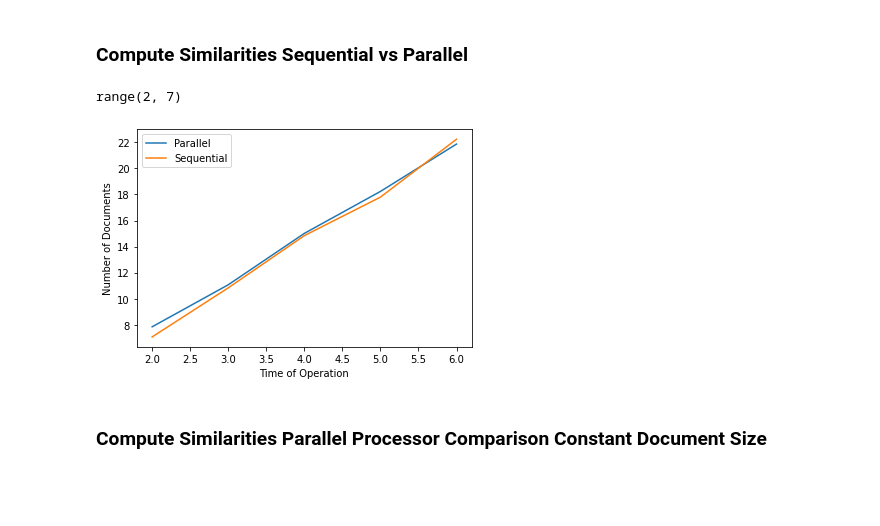
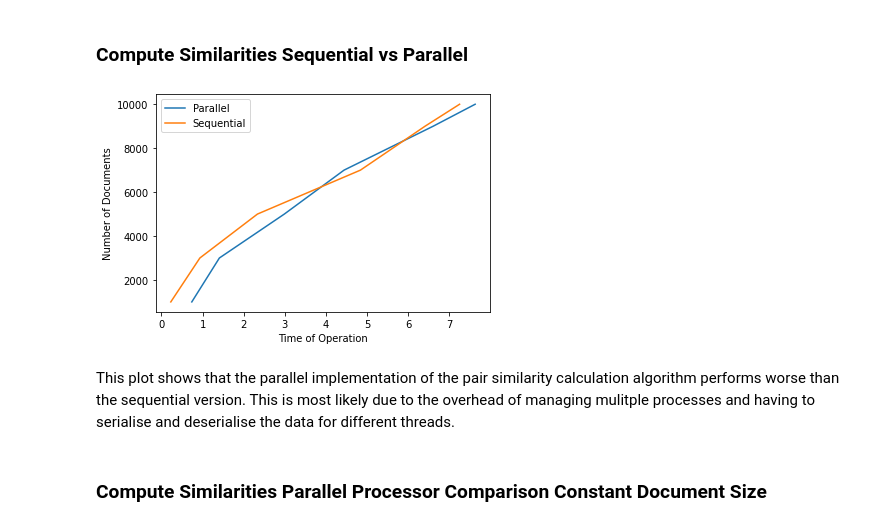
Before and after one commit to hwasc/ADS, a Jupyter notebook: ADS_report.ipynb, the cells around one changed output. Drawn from its saved outputs; the diff is of its cells as text; code cells hidden in the pictures; blank space fills up the shorter version.

```diff
--- a/ADS_report.ipynb
+++ b/ADS_report.ipynb
@@ -170,19 +175,19 @@ def plot_number_of_words_vs_time(   word_list,\
 # %%
 import random
 import string
-list_of_words_1M = []
 
-s = string.ascii_lowercase
-
+#Instead of using a document of actual words it is easier to create random
+#combinations of letters. This doesn't matter for similarity measures as they
+#don't need to be actual words.
+#The advantage here is the ability to create documents with varying lengths easily
 def create_word_list(number_of_words):
+    s = string.ascii_lowercase
     word_list = []
     word_length = math.ceil(np.log(number_of_words)/np.log(26)) + 2
-    print(word_length)
 
     for i in range(number_of_words):
         word_list.append(''.join(random.choice(s) for i in range(word_length)))
 
-    print(len(set(word_list)))
     return word_list
 
 list_of_words_1M = create_word_list(10**6)
@@ -730,9 +735,7 @@ import itertools
 def compute_similarities(documents: list, similarity_function: str):
     bags=[]
     for doc in documents:
-        bag = Bag()
-        for word in word_tokenize(doc):
-            bag.add(word)
+        bag = Bag(word_tokenize(doc))
         bags.append(bag)
 
     #Assign correct similarity function depending on input
@@ -1097,9 +1152,7 @@ from pathos.multiprocessing import ProcessingPool as Pool
 def compute_similarities_parallel(documents: list, similarity_function: str, map_processes=1):
     bags=[]
     for doc in documents:
-        bag = Bag()
-        for word in word_tokenize(doc):
-            bag.add(word)
+        bag = Bag(word_tokenize(doc))
         bags.append(bag)
 
     #Assign correct similarity function depending on input
@@ -1138,46 +1191,45 @@ def compute_similarities_parallel(documents: list, similarity_function: str, map
 # %% [markdown]
 ### Compute Similarities Sequential vs Parallel
 # %%
-words = sample_n_words(list_of_words_1M, 100)
+words = list_of_words_1M
 documents = []
 
 number_of_documents_sequential = []
 times_sequential = []
 
 number_of_documents_parallel = []
 times_parallel = []
-start = 0.6
-stop = 1
-step = 0.1
 
-x_range = [int(10**x) for x in np.arange(start, stop, step)]
-x_range = range(2,7)
-print(x_range)
-for i in x_range:
+number_of_docs_range = power_list(10, 3, 4, 5)
+
+#For a varying number of documents with fixed size time how long it takes to compute
+#Jaccard similarity for all pairs of documents for the sequential and parallel versions
+for i in number_of_docs_range:
 
     documents = []
     for j in range(i):
-        documents.append(' '.join(choose_n_words(words, 1000000)))
+        documents.append(' '.join(choose_n_words(words, 1, False)))
 
-    results_parallel = timeit(compute_similarities_parallel, documents, "jaccard_similarity", map_processes=4, repeats=1)
-    results_sequential = timeit(compute_similarities, documents, "jaccard_similarity", repeats=1)
+    results_parallel = timeit(compute_similarities_parallel, documents, "jaccard_similarity", map_processes=4, repeats=4)
+    results_sequential = timeit(compute_similarities, documents, "jaccard_similarity", repeats=4)
 
     times_parallel.append(results_parallel[1])
     number_of_documents_parallel.append(i)
 
     times_sequential.append(results_sequential[1])
     number_of_documents_sequential.append(i)
 
-plt.plot(number_of_documents_parallel, times_parallel, label="Parallel")
-plt.plot(number_of_documents_sequential, times_sequential, label="Sequential")
+plt.plot(times_parallel, number_of_documents_parallel, label="Parallel")
+plt.plot(times_sequential, number_of_documents_sequential, label="Sequential")
 
 plt.xlabel("Time of Operation")
 plt.ylabel("Number of Documents")
 plt.legend()
 plt.show()
 # %% [output]
-range(2, 7)
-[figure, old version]
+[figure, new version]
+# %% [markdown]
+This plot shows that the parallel implementation of the pair similarity calculation algorithm performs worse than the sequential version. This is most likely due to the overhead of managing mulitple processes and having to serialise and deserialise the data for different threads.
 # %% [markdown]
 ### Compute Similarities Parallel Processor Comparison Constant Document Size
 # %%
```
Also changed, not shown: parts of 30 cells of this notebook.
